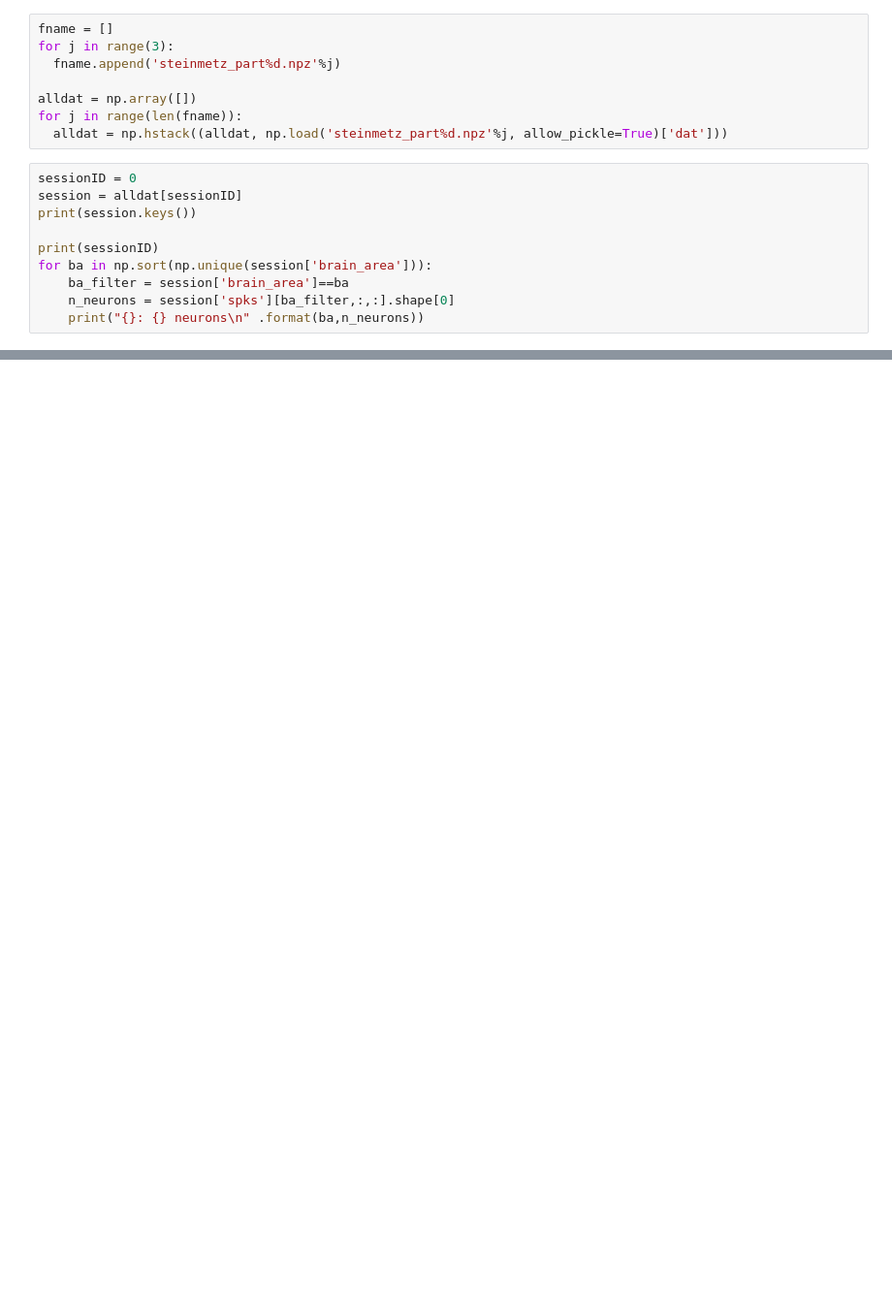
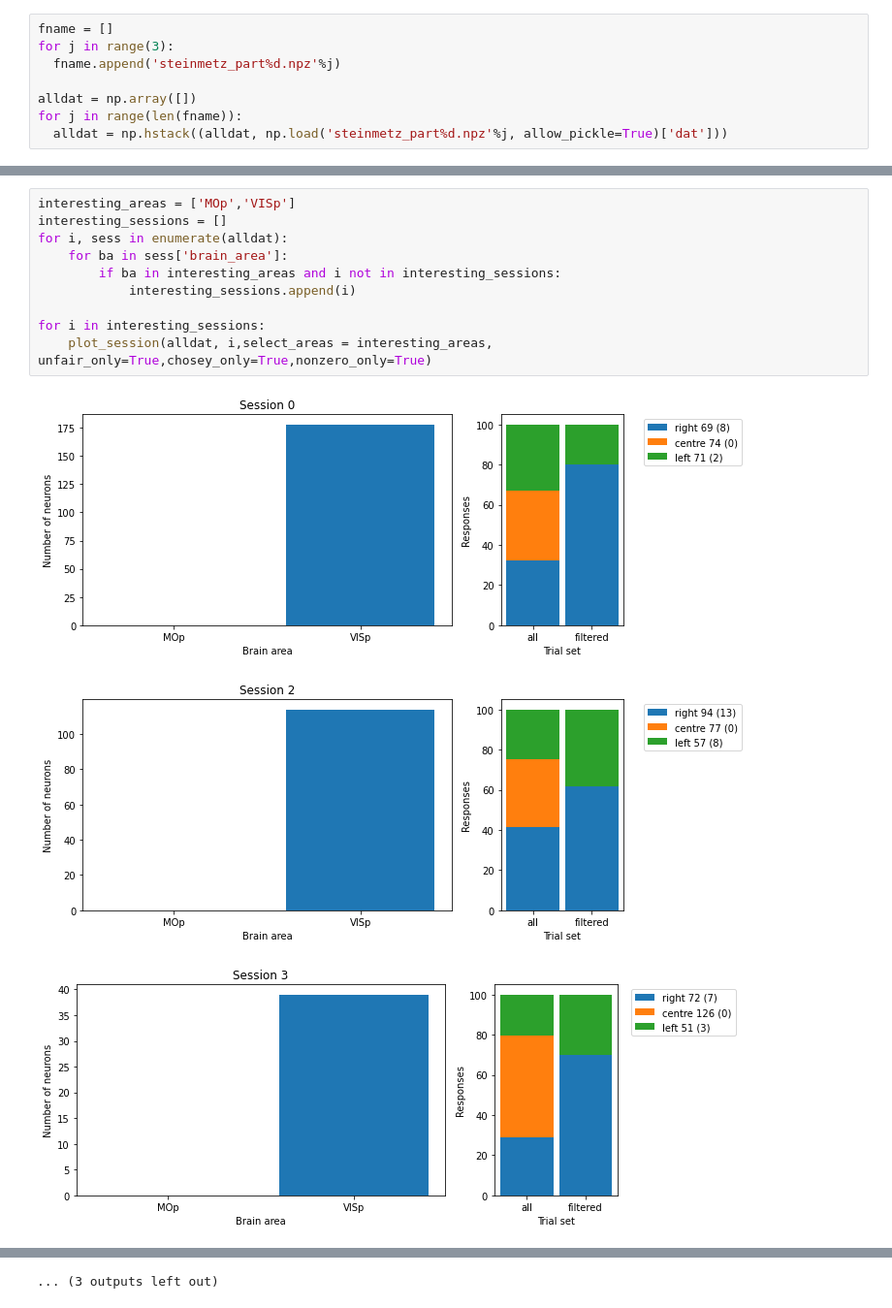
Before and after one commit to jorgeerrz/mistaken_mice, a Jupyter notebook: visualise_data.ipynb, the cells around one changed output, grey strips where cells are left out. Shown at 97% size. Saved outputs shown, nothing was run; the diff lists cells and outputs as text; blank space fills up the shorter version.

```diff
--- a/visualise_data.ipynb
+++ b/visualise_data.ipynb
@@ -18,13 +15,3 @@ for j in range(3):
 alldat = np.array([])
 for j in range(len(fname)):
   alldat = np.hstack((alldat, np.load('steinmetz_part%d.npz'%j, allow_pickle=True)['dat']))
-# %%
-sessionID = 0
-session = alldat[sessionID]
-print(session.keys())
-
-print(sessionID)
-for ba in np.sort(np.unique(session['brain_area'])):
-    ba_filter = session['brain_area']==ba
-    n_neurons = session['spks'][ba_filter,:,:].shape[0]
-    print("{}: {} neurons\n" .format(ba,n_neurons))
@@ -75,0 +46,14 @@ SyntaxError: invalid syntax (<ipython-input-26-fc2002745e91>, line 8)
+# %%
+interesting_areas = ['MOp','VISp']
+interesting_sessions = []
+for i, sess in enumerate(alldat):
+    for ba in sess['brain_area']:
+        if ba in interesting_areas and i not in interesting_sessions:
+            interesting_sessions.append(i)
+
+for i in interesting_sessions:
+    plot_session(alldat, i,select_areas = interesting_areas, unfair_only=True,chosey_only=True,nonzero_only=True)
+# %% [output]
+[figure, added]
+[figure, added]
+[figure, added]
@@ -75,0 +69 @@ SyntaxError: invalid syntax (<ipython-input-26-fc2002745e91>, line 8)
+... (3 outputs left out)
```
Also changed, not shown: parts of 10 cells of this notebook, 1 other file.
